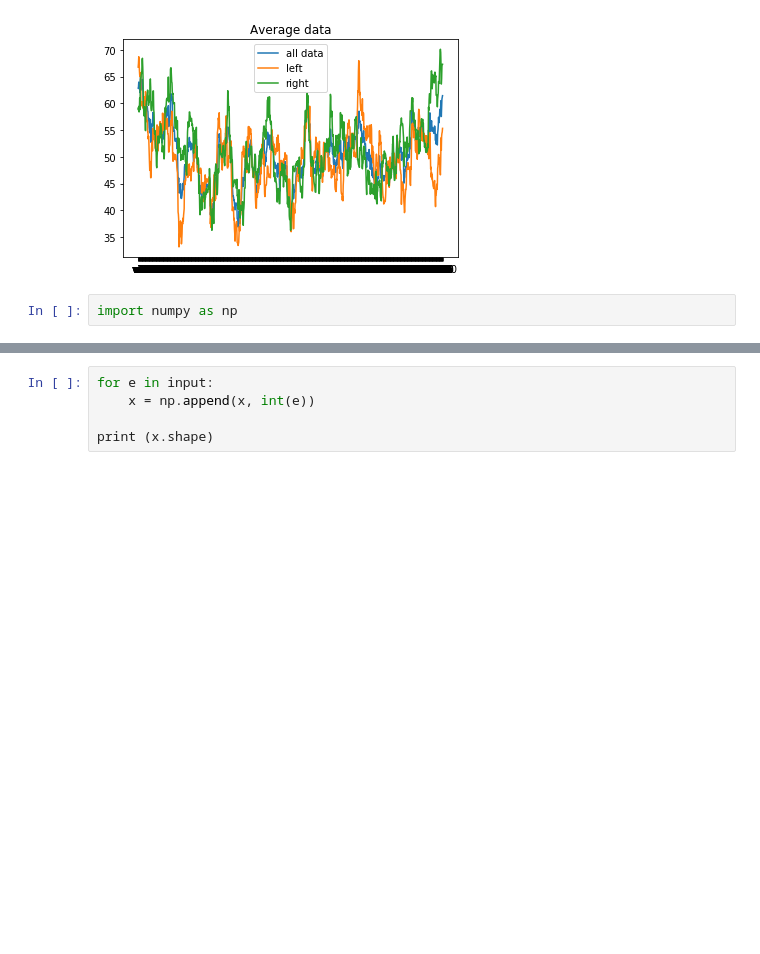
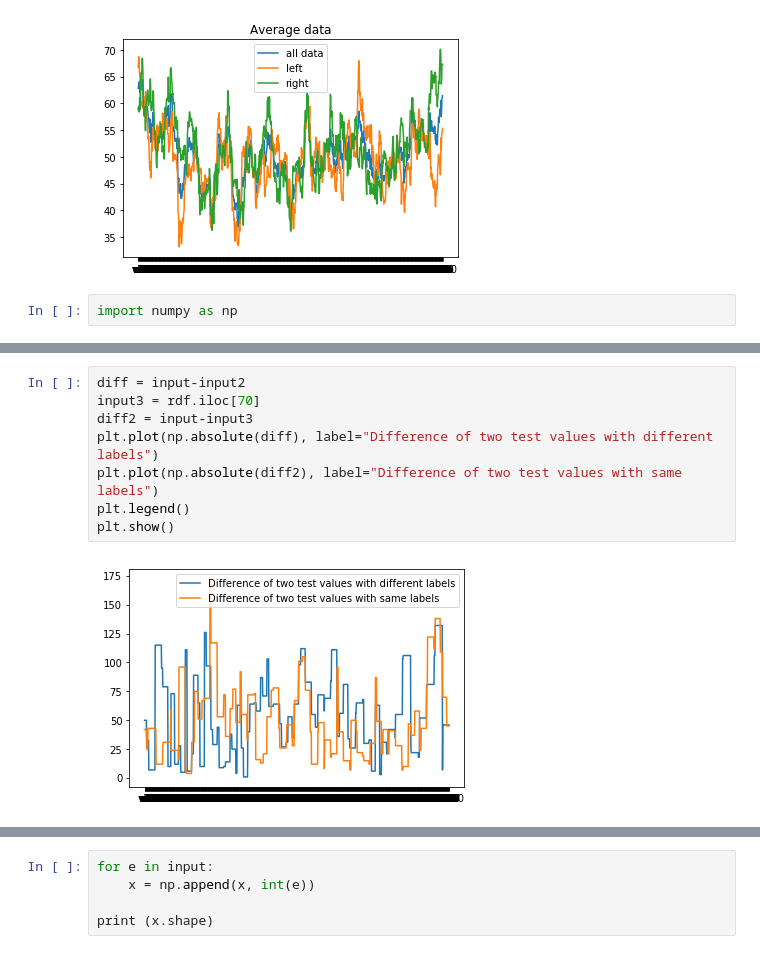
Before and after one commit to sytzewest/EEG-RobotArm-ProjectInnovate, a Jupyter notebook: Processing/EEG.ipynb, the cells around one changed output, grey strips where cells are left out. Cells and saved outputs as stored; diff of their text form; blank space fills up the shorter version.

```diff
--- a/Processing/EEG.ipynb
+++ b/Processing/EEG.ipynb
@@ -38,0 +54,10 @@ print (input.shape)
+# %%
+diff = input-input2
+input3 = rdf.iloc[70]
+diff2 = input-input3
+plt.plot(np.absolute(diff), label="Difference of two test values with different labels")
+plt.plot(np.absolute(diff2), label="Difference of two test values with same labels")
+plt.legend()
+plt.show()
+# %% [output]
+[figure, added]
```
Also changed, not shown: parts of 3 cells of this notebook.
